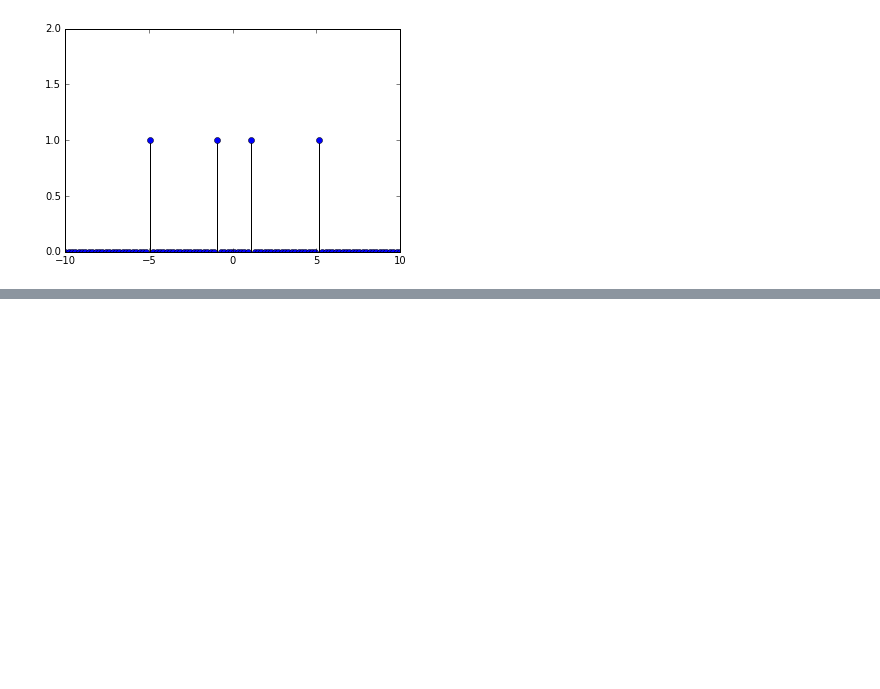
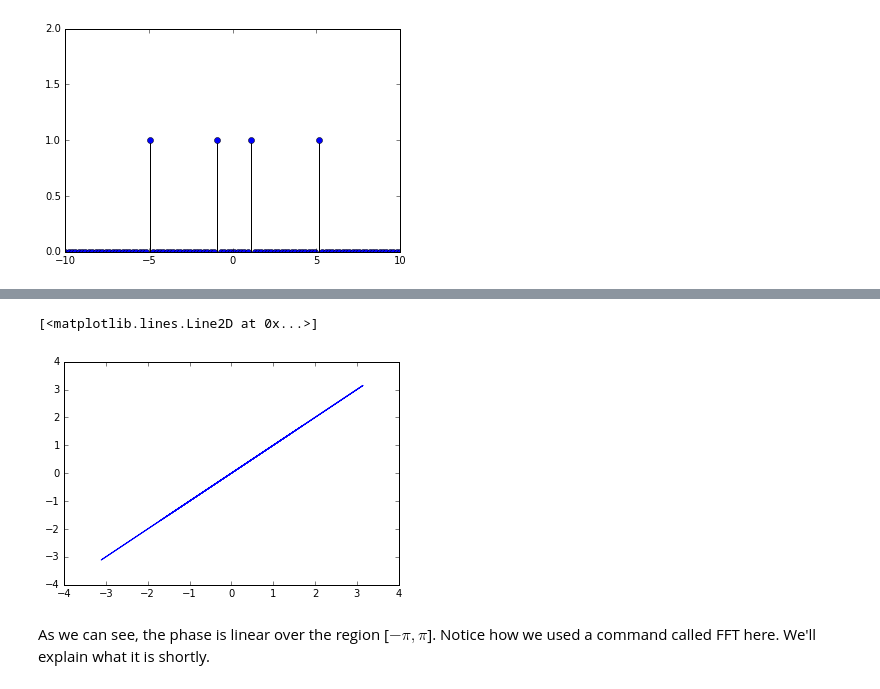
Before and after one commit to mohsaad/Intro-to-Signal-Processing, a Jupyter notebook: 3 - CT and DT Signal Representations/3.2 - Fourier Transforms.ipynb, the cells around one changed output, grey strips where cells are left out. Cells and saved outputs as stored; diff of their text form; code cells hidden in the pictures; blank space fills up the shorter version.

```diff
--- a/3 - CT and DT Signal Representations/3.2 - Fourier Transforms.ipynb
+++ b/3 - CT and DT Signal Representations/3.2 - Fourier Transforms.ipynb
@@ -79,0 +90,8 @@ plt.ylim([0,2])
+# %%
+phase = np.angle(np.fft.fft(y))
+plt.plot(t, phase)
+# %% [output]
+[<matplotlib.lines.Line2D at 0x...>]
+[figure, added]
+# %% [markdown]
+As we can see, the phase is linear over the region [$-\pi, \pi$]. Notice how we used a command called FFT here. We'll explain what it is shortly.
```
Also changed, not shown: parts of 2 cells of this notebook.
